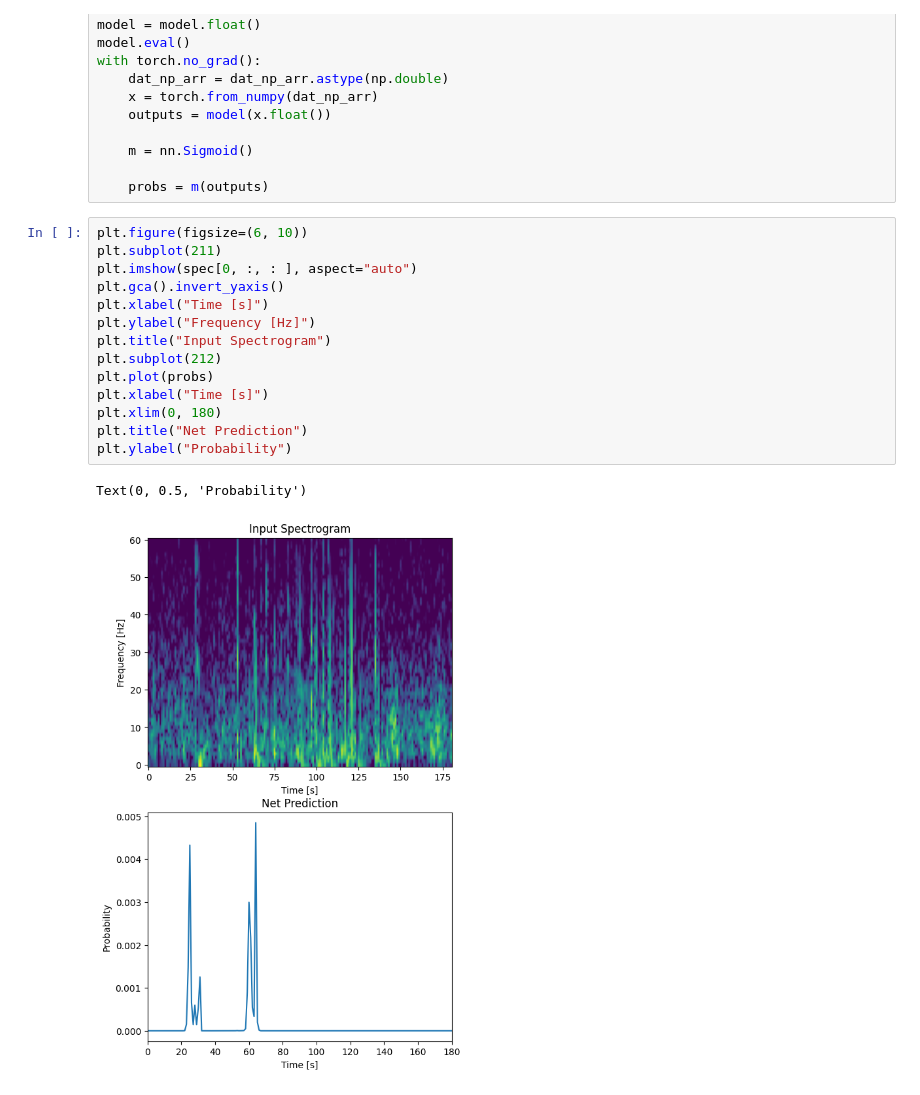
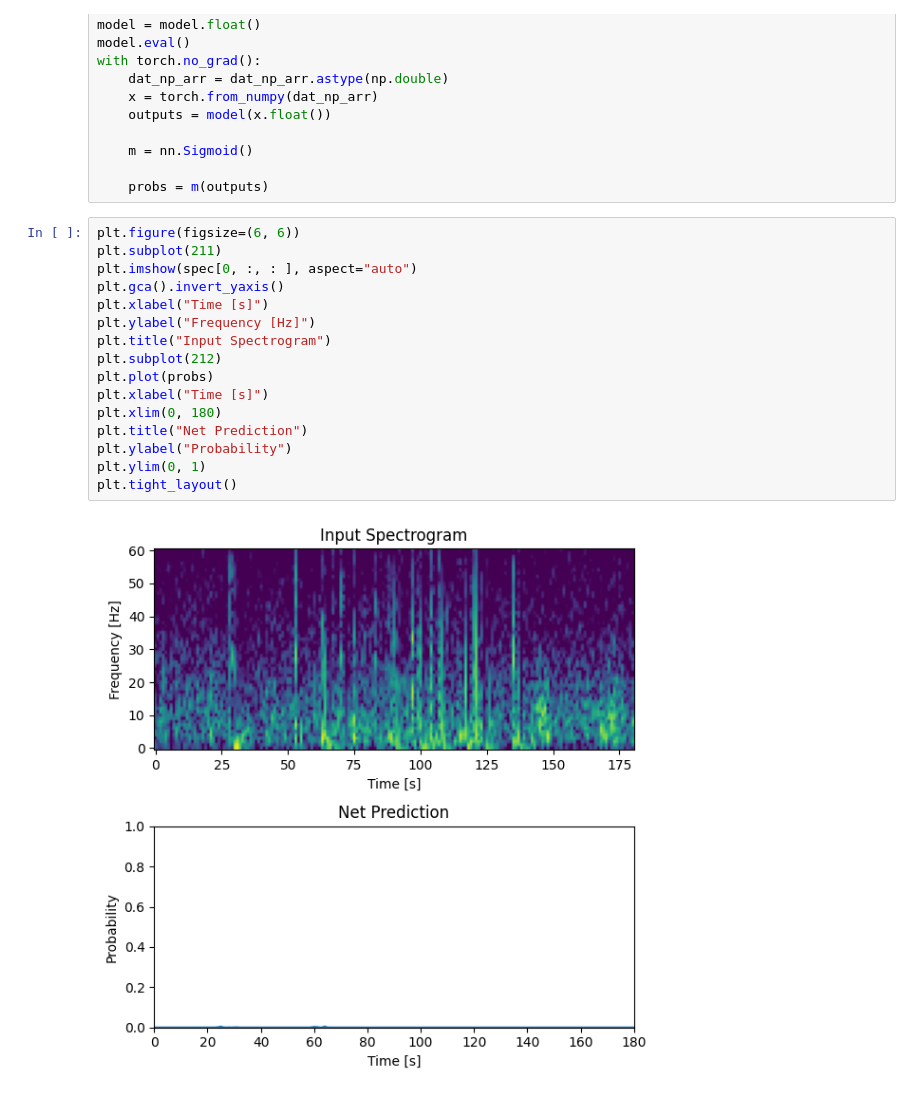
Before and after one commit to Brain-Modulation-Lab/Paper_iESPnet, a Jupyter notebook: example_inference.ipynb, the cells around one changed output. Saved outputs shown, nothing was run; the diff lists cells and outputs as text.

Commit message:
fix plot

```diff
--- a/example_inference.ipynb
+++ b/example_inference.ipynb
@@ -153,19 +154,20 @@ with torch.no_grad():
 
     probs = m(outputs)
 # %%
-plt.figure(figsize=(6, 10))
+plt.figure(figsize=(6, 6))
 plt.subplot(211)
 plt.imshow(spec[0, :, : ], aspect="auto")
 plt.gca().invert_yaxis()
 plt.xlabel("Time [s]")
 plt.ylabel("Frequency [Hz]")
 plt.title("Input Spectrogram")
 plt.subplot(212)
 plt.plot(probs)
 plt.xlabel("Time [s]")
 plt.xlim(0, 180)
 plt.title("Net Prediction")
 plt.ylabel("Probability")
+plt.ylim(0, 1)
+plt.tight_layout()
 # %% [output]
-Text(0, 0.5, 'Probability')
-[figure, old version]
+[figure, new version]
```
Also changed, not shown: parts of 1 cell of this notebook.
